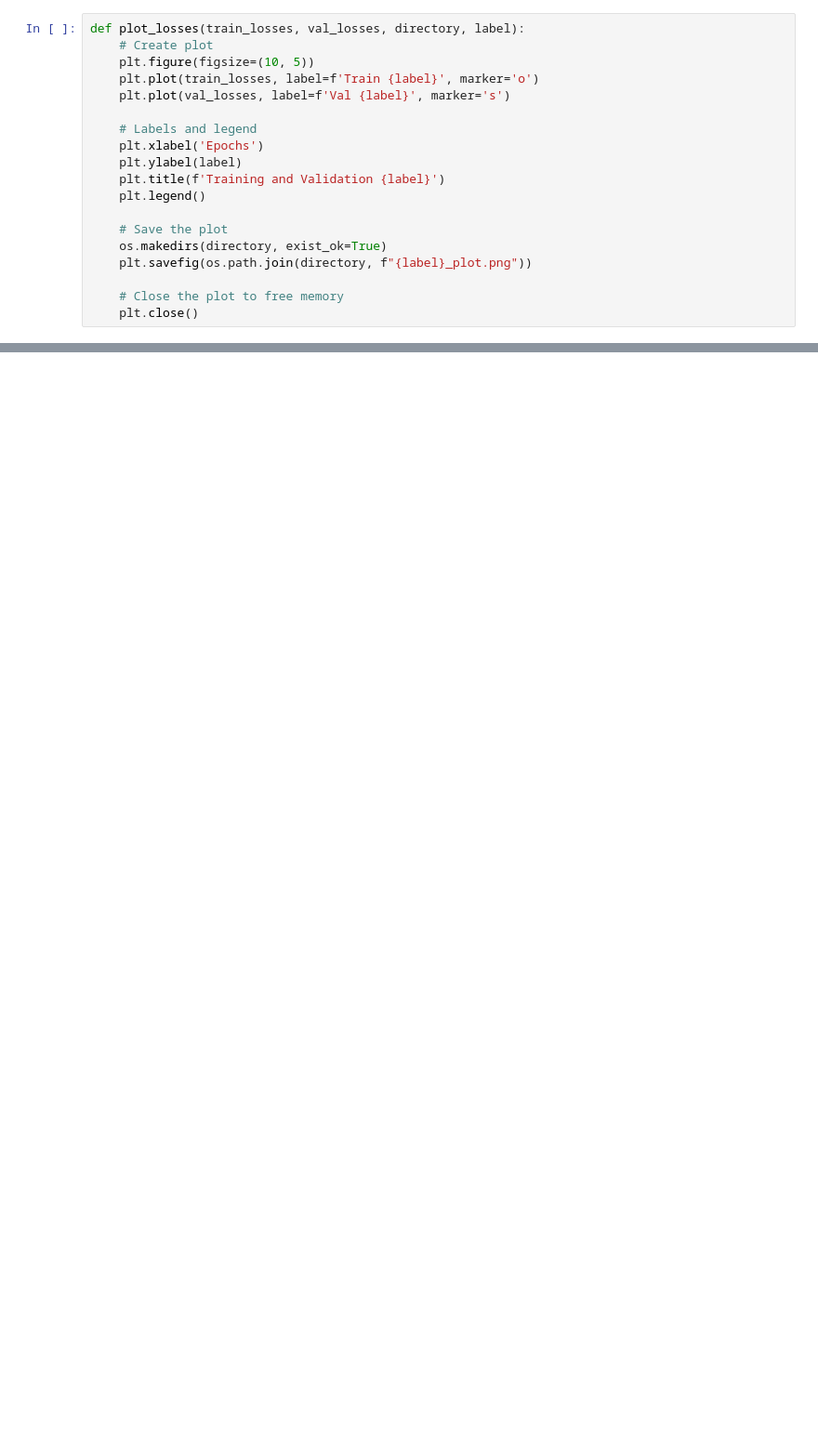
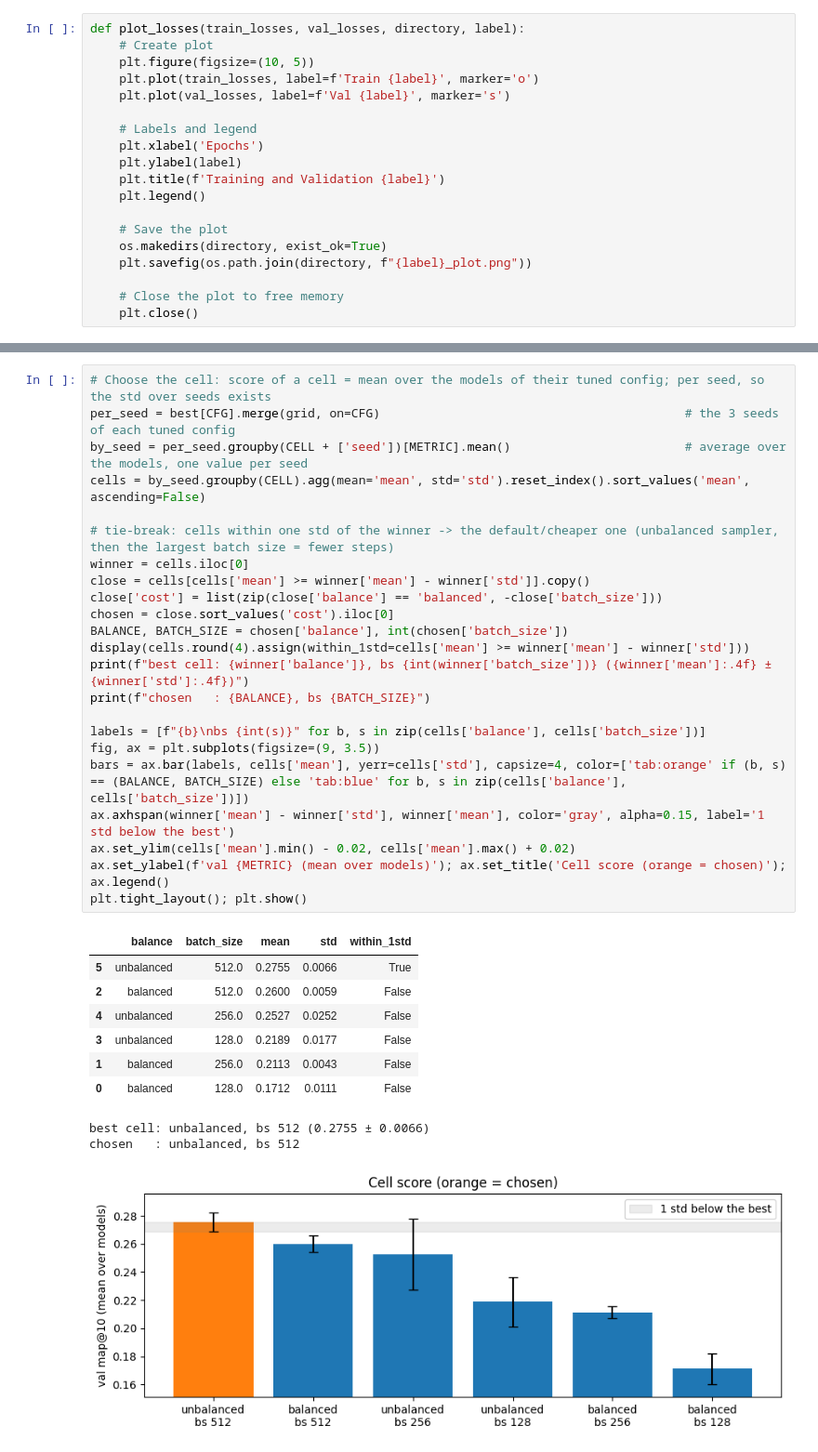
Before and after one commit to sb-lucas/Guided-Music-Retrieval, a Jupyter notebook: train/view_results.ipynb, the cells around one changed output, grey strips where cells are left out. Shown at 93% size. Drawn from its saved outputs; the diff is of its cells as text; blank space fills up the shorter version.

```diff
--- a/train/view_results.ipynb
+++ b/train/view_results.ipynb
@@ -57,0 +115,34 @@ def plot_losses(train_losses, val_losses, directory, label):
+# %%
+# Choose the cell: score of a cell = mean over the models of their tuned config; per seed, so the std over seeds exists
+per_seed = best[CFG].merge(grid, on=CFG)                                          # the 3 seeds of each tuned config
+by_seed = per_seed.groupby(CELL + ['seed'])[METRIC].mean()                        # average over the models, one value per seed
+cells = by_seed.groupby(CELL).agg(mean='mean', std='std').reset_index().sort_values('mean', ascending=False)
+
+# tie-break: cells within one std of the winner -> the default/cheaper one (unbalanced sampler, then the largest batch size = fewer steps)
+winner = cells.iloc[0]
+close = cells[cells['mean'] >= winner['mean'] - winner['std']].copy()
+close['cost'] = list(zip(close['balance'] == 'balanced', -close['batch_size']))
+chosen = close.sort_values('cost').iloc[0]
+BALANCE, BATCH_SIZE = chosen['balance'], int(chosen['batch_size'])
+display(cells.round(4).assign(within_1std=cells['mean'] >= winner['mean'] - winner['std']))
+print(f"best cell: {winner['balance']}, bs {int(winner['batch_size'])} ({winner['mean']:.4f} ± {winner['std']:.4f})")
+print(f"chosen   : {BALANCE}, bs {BATCH_SIZE}")
+
+labels = [f"{b}\nbs {int(s)}" for b, s in zip(cells['balance'], cells['batch_size'])]
+fig, ax = plt.subplots(figsize=(9, 3.5))
+bars = ax.bar(labels, cells['mean'], yerr=cells['std'], capsize=4, color=['tab:orange' if (b, s) == (BALANCE, BATCH_SIZE) else 'tab:blue' for b, s in zip(cells['balance'], cells['batch_size'])])
+ax.axhspan(winner['mean'] - winner['std'], winner['mean'], color='gray', alpha=0.15, label='1 std below the best')
+ax.set_ylim(cells['mean'].min() - 0.02, cells['mean'].max() + 0.02)
+ax.set_ylabel(f'val {METRIC} (mean over models)'); ax.set_title('Cell score (orange = chosen)'); ax.legend()
+plt.tight_layout(); plt.show()
+# %% [output]
+|  | balance | batch_size | mean | std | within_1std |
+| 5 | unbalanced | 512.0 | 0.2755 | 0.0066 | True |
+| 2 | balanced | 512.0 | 0.2600 | 0.0059 | False |
+| 4 | unbalanced | 256.0 | 0.2527 | 0.0252 | False |
+| 3 | unbalanced | 128.0 | 0.2189 | 0.0177 | False |
+| 1 | balanced | 256.0 | 0.2113 | 0.0043 | False |
+| 0 | balanced | 128.0 | 0.1712 | 0.0111 | False |
+best cell: unbalanced, bs 512 (0.2755 ± 0.0066)
+chosen   : unbalanced, bs 512
+[figure, added]
```
Also changed, not shown: parts of 12 cells of this notebook, 17 other files.
